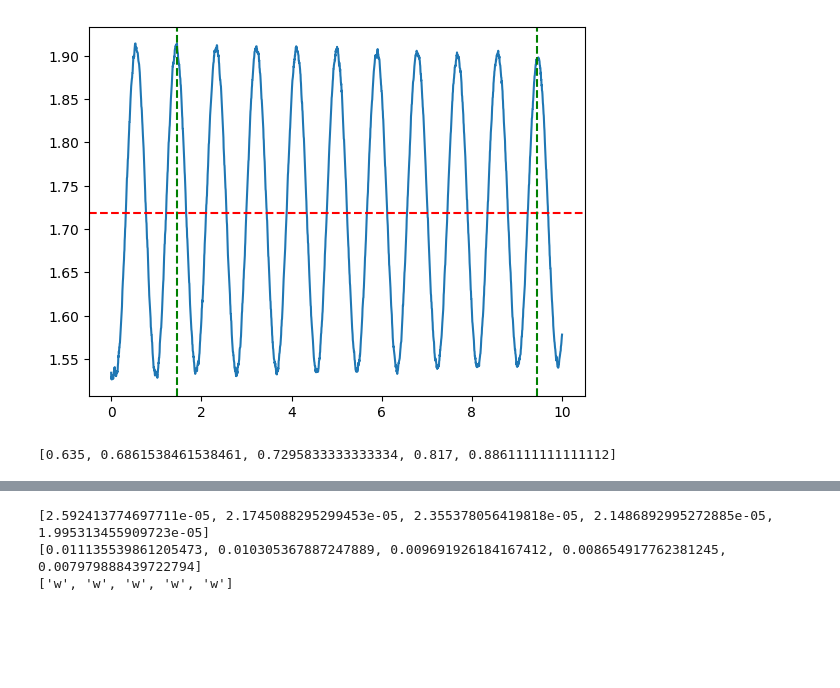
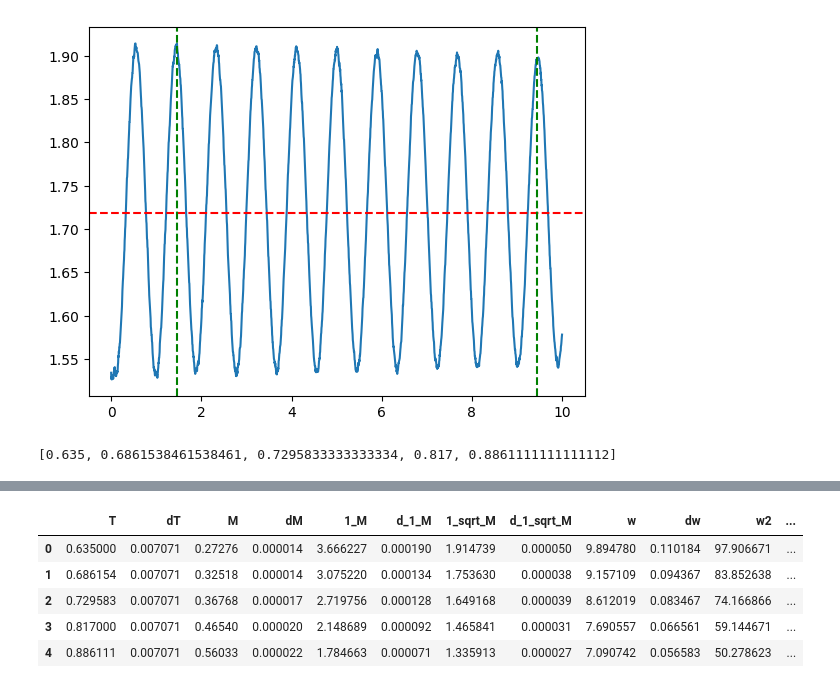
Before and after one commit to MatiMoran/Mecanica-y-Termodinamica-2024-1C, a Jupyter notebook: laboratorios/Labo04-05/Labo03.ipynb, the cells around one changed output, grey strips where cells are left out. Saved outputs shown, nothing was run; the diff lists cells and outputs as text; code cells hidden in the pictures; blank space fills up the shorter version.

```diff
--- a/laboratorios/Labo04-05/Labo03.ipynb
+++ b/laboratorios/Labo04-05/Labo03.ipynb
@@ -324,32 +279,38 @@ df
-# %%
-def mayorError(df):
-    res = []
-    erroresRelativosM = []
-    erroresRelativosw = []
-
-    for index, row in df.iterrows():
-        errorRelativoM = error_relativo(row['d_1_sqrt_M'], row['1_sqrt_M'])
-        errorRelativow = error_relativo(row['dw'], row['w'])
-
-        if errorRelativoM > errorRelativow:
-            res.append("1_sqrt_M")
-        else:
-            res.append("w")
-
-        erroresRelativosM.append(errorRelativoM)
-        erroresRelativosw.append(errorRelativow)
-
-    return (res, erroresRelativosM, erroresRelativosw)
-
-
-res, erroresRelativosM, erroresRelativosw = mayorError(df)
-
-print(erroresRelativosM)
-
-print(erroresRelativosw)
-
-print(res)
-# %% [output]
-[2.592413774697711e-05, 2.1745088295299453e-05, 2.355378056419818e-05, 2.1486892995272885e-05, 1.995313455909723e-05]
-[0.011135539861205473, 0.010305367887247889, 0.009691926184167412, 0.008654917762381245, 0.007979888439722794]
-['w', 'w', 'w', 'w', 'w']
+# %%
+# Como T = t_f - t_i / (N-1)
+dT = np.sqrt(0.005**2 + 0.005**2)
+
+df = pd.DataFrame()
+
+df['T'] = np.array(periods)
+df.loc[:, 'dT'] = dT
+
+df['M'] = np.array(pesos)
+df.loc[:, "dM"] = np.sqrt(np.array([2,2,3,4,5])) * 0.00001
+
+df['1_M'] = 1/df['M']
+df['d_1_M'] = df['dM'] / df['M']**2
+
+df['1_sqrt_M'] = 1/np.sqrt(df['M'])
+df['d_1_sqrt_M'] = df['dM'] / (2 * (df['M'])**(3/2))
+
+df['w'] = 2*np.pi / df['T']
+df.loc[:, 'dw'] = 2*np.pi / (df['T']**2) * df['dT']
+
+df['w2'] = df['w']**2
+df['dw2'] = 2 * df['w'] * df['dw']
+
+df['1_w2'] = 1/df['w']**2
+df['d_1_w2'] = df['dw'] / (2 * df['w']**3)
+
+#df['M w2'] = df['M'] * df['w']**2
+#df['d_M w2'] = np.sqrt((df['w']**2 * df['dM'])**2 + (2 * df['w'] * df['M'] * df['dw'])**2)
+
+df
+# %% [output]
+|  | T | dT | M | dM | 1_M | d_1_M | 1_sqrt_M | d_1_sqrt_M | w | dw | w2 | ... |
+| 0 | 0.635000 | 0.007071 | 0.27276 | 0.000014 | 3.666227 | 0.000190 | 1.914739 | 0.000050 | 9.894780 | 0.110184 | 97.906671 | ... |
+| 1 | 0.686154 | 0.007071 | 0.32518 | 0.000014 | 3.075220 | 0.000134 | 1.753630 | 0.000038 | 9.157109 | 0.094367 | 83.852638 | ... |
+| 2 | 0.729583 | 0.007071 | 0.36768 | 0.000017 | 2.719756 | 0.000128 | 1.649168 | 0.000039 | 8.612019 | 0.083467 | 74.166866 | ... |
+| 3 | 0.817000 | 0.007071 | 0.46540 | 0.000020 | 2.148689 | 0.000092 | 1.465841 | 0.000031 | 7.690557 | 0.066561 | 59.144671 | ... |
+| 4 | 0.886111 | 0.007071 | 0.56033 | 0.000022 | 1.784663 | 0.000071 | 1.335913 | 0.000027 | 7.090742 | 0.056583 | 50.278623 | ... |
```
Also changed, not shown: parts of 17 cells of this notebook, 2 other files.
